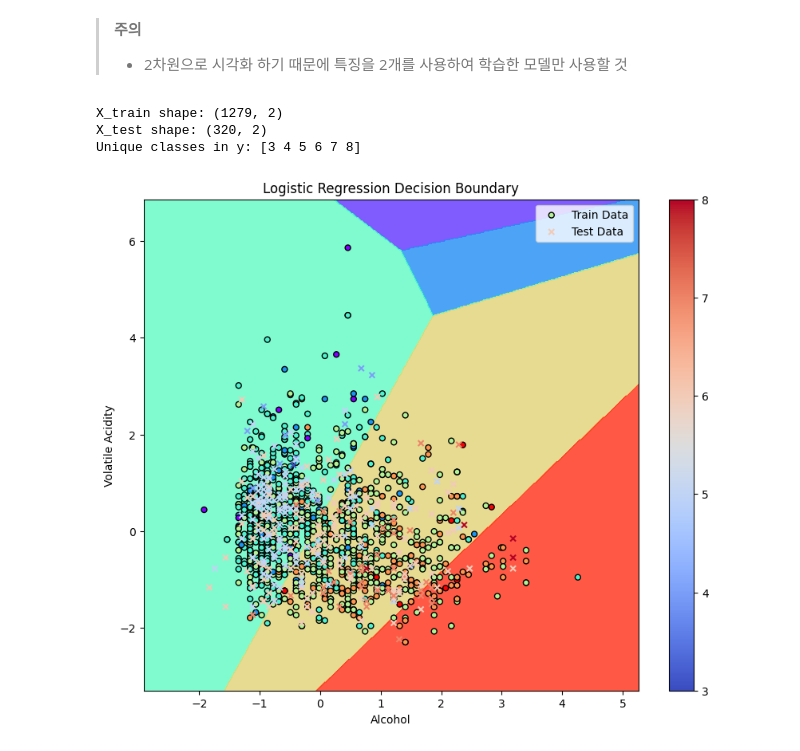
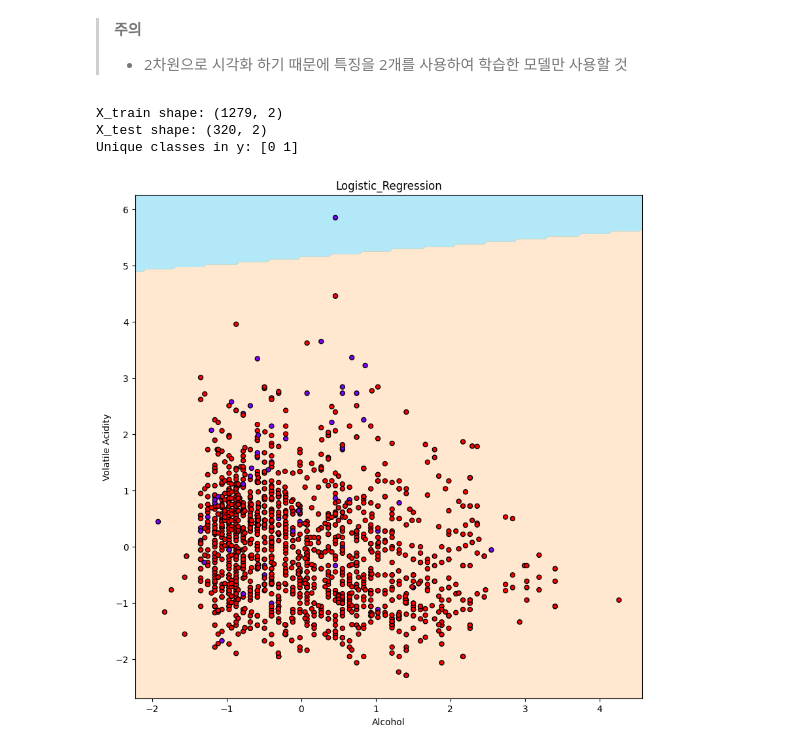
Before and after one commit to baskduf/machine-learning, a Jupyter notebook: Logistic_Regression.ipynb, the cells around one changed output. Saved outputs shown, nothing was run; the diff lists cells and outputs as text; code cells hidden in the pictures.

```diff
--- a/Logistic_Regression.ipynb
+++ b/Logistic_Regression.ipynb
@@ -42,8 +42,10 @@ from sklearn.model_selection._split import train_test_split
 # %%
 # Select specific features and target
 features = ['alcohol', 'volatile acidity']
+
 X = wine_data[features]
-y = wine_data['quality']
+wine_data['quality_binary'] = (wine_data['quality'] >= 6).astype(int)
+y = wine_data['quality_binary']
 # %%
 # 3. Split the dataset
 X_train, X_test, y_train, y_test = train_test_split(X, y, test_size=0.2, random_state=42)
@@ -174,30 +172,32 @@ print("Unique classes in y:", np.unique(y))
 # %% [output]
 X_train shape: (1279, 2)
 X_test shape: (320, 2)
-Unique classes in y: [3 4 5 6 7 8]
+Unique classes in y: [0 1]
-# %%
-import matplotlib.pyplot as plt
-import numpy as np
-
-# 시각화를 위한 그리드 생성
-x_min, x_max = X_train[:, 0].min() - 1, X_train[:, 0].max() + 1
-y_min, y_max = X_train[:, 1].min() - 1, X_train[:, 1].max() + 1
-xx, yy = np.meshgrid(np.linspace(x_min, x_max, 500), np.linspace(y_min, y_max, 500))
-
-# 결정 경계 예측
-Z = model.predict(np.c_[xx.ravel(), yy.ravel()])
-Z = Z.reshape(xx.shape)
-
-# 결정 경계 시각화
-plt.figure(figsize=(10, 8))
-plt.contourf(xx, yy, Z, alpha=0.8, cmap='rainbow')  # 결정 경계 색상
-plt.scatter(X_train[:, 0], X_train[:, 1], c=y_train, edgecolor='k', cmap='rainbow', s=25, label="Train Data")
-plt.scatter(X_test[:, 0], X_test[:, 1], c=y_test, edgecolor='k', cmap='coolwarm', s=25, marker="x", label="Test Data")
-plt.title("Logistic Regression Decision Boundary")
-plt.xlabel('Alcohol')  # 첫 번째 특징
-plt.ylabel('Volatile Acidity')  # 두 번째 특징
-plt.colorbar()
-plt.legend()
-plt.show()
-# %% [output]
-[figure, removed]
+# %%
+import numpy as np
+import matplotlib.pyplot as plt
+
+# Title and axis labels
+title = 'Logistic_Regression'
+xlabel = 'Alcohol'
+ylabel = 'Volatile Acidity'
+
+plt.rcParams['figure.figsize'] = (10, 10)
+
+def visualize_boundary(model, X, y, title, xlabel, ylabel):
+    ax = plt.gca()
+    ax.scatter(X[:, 0], X[:, 1], c=y, s=25, cmap='rainbow', edgecolor='k', zorder=3)
+    ax.axis('tight')
+    xlim_start , xlim_end = ax.get_xlim()
+    ylim_start , ylim_end = ax.get_ylim()
+    xx, yy = np.meshgrid(np.linspace(xlim_start,xlim_end, num=200),np.linspace(ylim_start,ylim_end, num=200))
+    Z = model.predict(np.c_[xx.ravel(), yy.ravel()]).reshape(xx.shape)
+    n_classes = len(np.unique(y))
+    contours = ax.contourf(xx, yy, Z, alpha=0.3,levels=np.arange(n_classes + 1) - 0.5,cmap='rainbow',zorder=1)
+    plt.title(title)
+    plt.xlabel(xlabel)
+    plt.ylabel(ylabel)
+
+visualize_boundary(model, np.vstack([X_train, X_test]), np.hstack([y_train, y_test]), title, xlabel, ylabel)
+# %% [output]
+[figure, added]
```
Also changed, not shown: parts of 2 cells of this notebook.
